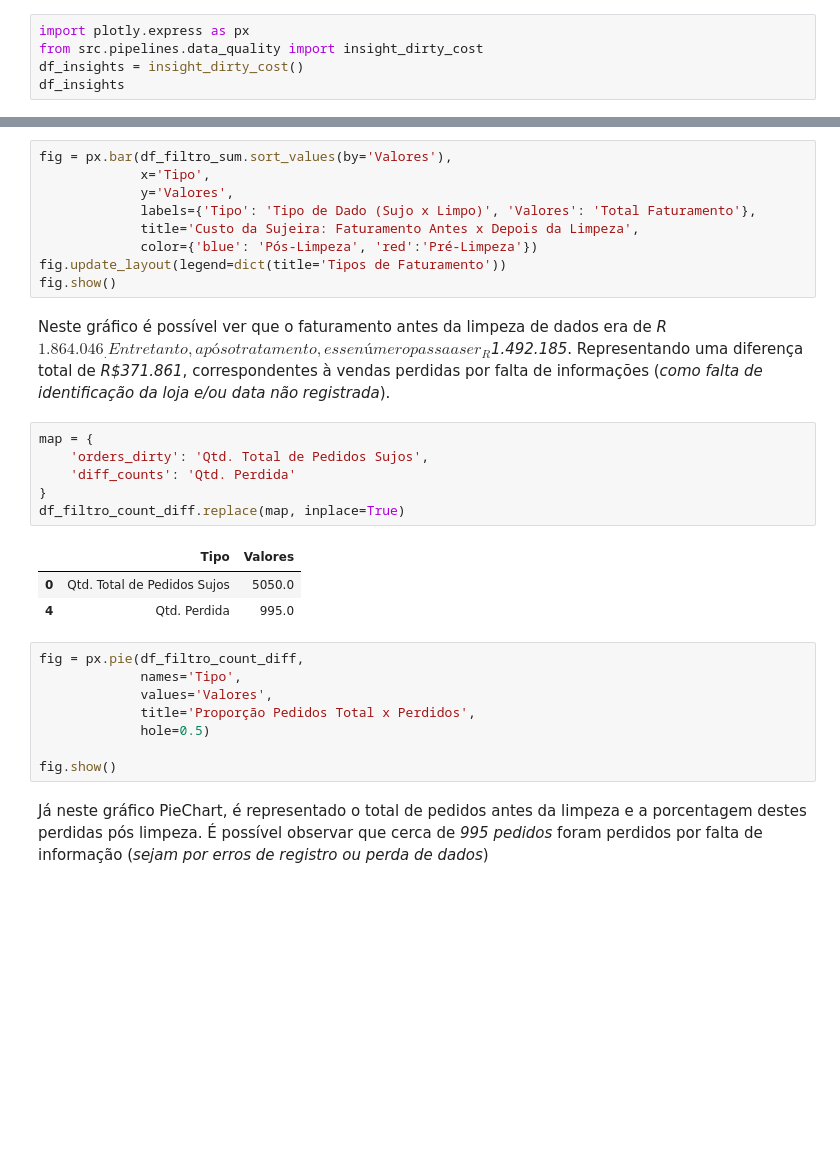
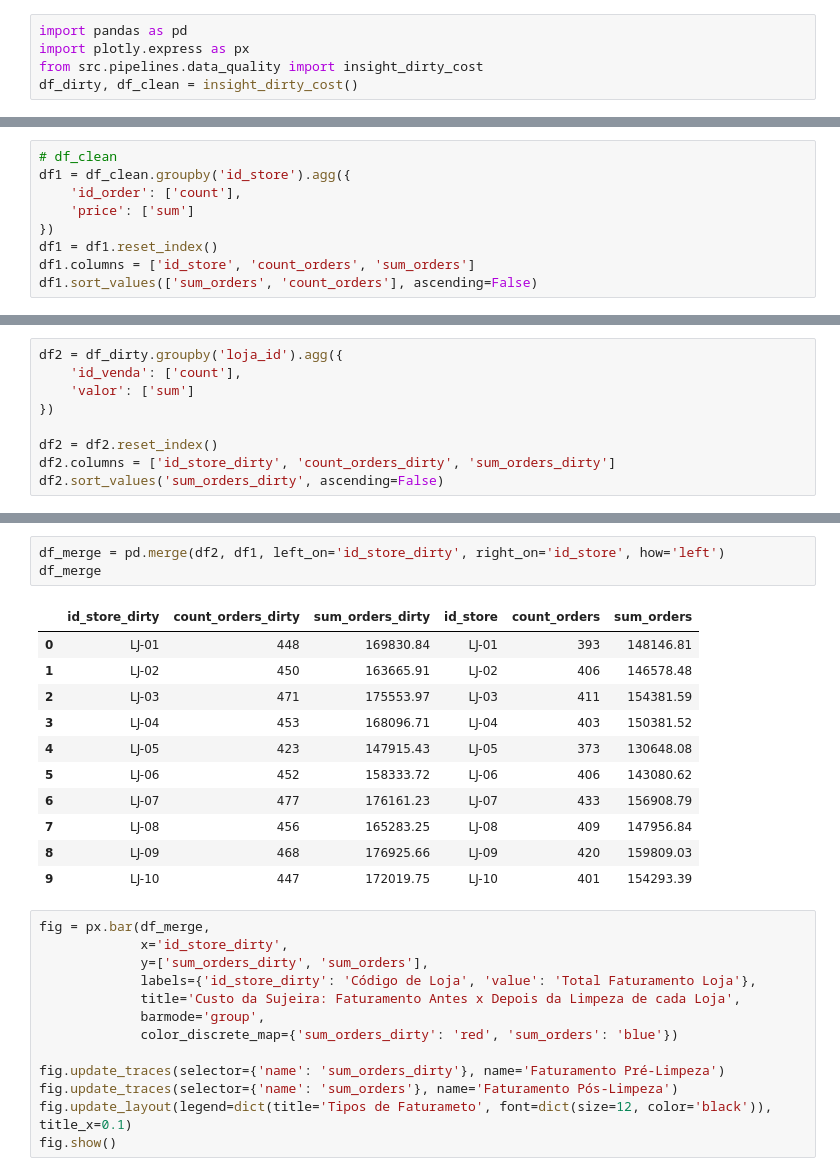
Before and after one commit to melosant/projeto_analise-vendas, a Jupyter notebook: src/notebooks/insights_quality.ipynb, the cells around one changed output, grey strips where cells are left out. Drawn from its saved outputs; the diff is of its cells as text; blank space fills up the shorter version.

Commit message:
feat: insights data_quality)

```diff
--- a/src/notebooks/insights_data_quality.ipynb
+++ b/src/notebooks/insights_quality.ipynb
@@ -4,5 +1,5 @@
 # %%
+import pandas as pd
 import plotly.express as px
 from src.pipelines.data_quality import insight_dirty_cost
-df_insights = insight_dirty_cost()
-df_insights
+df_dirty, df_clean = insight_dirty_cost()
@@ -32,0 +6,9 @@ df_filtro_sum.replace(map, inplace=True)
+# %%
+# df_clean
+df1 = df_clean.groupby('id_store').agg({
+    'id_order': ['count'],
+    'price': ['sum']
+})
+df1 = df1.reset_index()
+df1.columns = ['id_store', 'count_orders', 'sum_orders']
+df1.sort_values(['sum_orders', 'count_orders'], ascending=False)
@@ -32,0 +27,9 @@ df_filtro_sum.replace(map, inplace=True)
+# %%
+df2 = df_dirty.groupby('loja_id').agg({
+    'id_venda': ['count'],
+    'valor': ['sum']
+})
+
+df2 = df2.reset_index()
+df2.columns = ['id_store_dirty', 'count_orders_dirty', 'sum_orders_dirty']
+df2.sort_values('sum_orders_dirty', ascending=False)
@@ -33,31 +48,28 @@ df_filtro_sum.replace(map, inplace=True)
+# %%
+df_merge = pd.merge(df2, df1, left_on='id_store_dirty', right_on='id_store', how='left')
+df_merge
+# %% [output]
+|  | id_store_dirty | count_orders_dirty | sum_orders_dirty | id_store | count_orders | sum_orders |
+| 0 | LJ-01 | 448 | 169830.84 | LJ-01 | 393 | 148146.81 |
+| 1 | LJ-02 | 450 | 163665.91 | LJ-02 | 406 | 146578.48 |
+| 2 | LJ-03 | 471 | 175553.97 | LJ-03 | 411 | 154381.59 |
+| 3 | LJ-04 | 453 | 168096.71 | LJ-04 | 403 | 150381.52 |
+| 4 | LJ-05 | 423 | 147915.43 | LJ-05 | 373 | 130648.08 |
+| 5 | LJ-06 | 452 | 158333.72 | LJ-06 | 406 | 143080.62 |
+| 6 | LJ-07 | 477 | 176161.23 | LJ-07 | 433 | 156908.79 |
+| 7 | LJ-08 | 456 | 165283.25 | LJ-08 | 409 | 147956.84 |
+| 8 | LJ-09 | 468 | 176925.66 | LJ-09 | 420 | 159809.03 |
+| 9 | LJ-10 | 447 | 172019.75 | LJ-10 | 401 | 154293.39 |
 # %%
-fig = px.bar(df_filtro_sum.sort_values(by='Valores'),
-             x='Tipo',
-             y='Valores',
-             labels={'Tipo': 'Tipo de Dado (Sujo x Limpo)', 'Valores': 'Total Faturamento'},
-             title='Custo da Sujeira: Faturamento Antes x Depois da Limpeza',
-             color={'blue': 'Pós-Limpeza', 'red':'Pré-Limpeza'})
-fig.update_layout(legend=dict(title='Tipos de Faturamento'))
+fig = px.bar(df_merge,
+             x='id_store_dirty',
+             y=['sum_orders_dirty', 'sum_orders'],
+             labels={'id_store_dirty': 'Código de Loja', 'value': 'Total Faturamento Loja'},
+             title='Custo da Sujeira: Faturamento Antes x Depois da Limpeza de cada Loja',
+             barmode='group',
+             color_discrete_map={'sum_orders_dirty': 'red', 'sum_orders': 'blue'})
+
+fig.update_traces(selector={'name': 'sum_orders_dirty'}, name='Faturamento Pré-Limpeza')
+fig.update_traces(selector={'name': 'sum_orders'}, name='Faturamento Pós-Limpeza')
+fig.update_layout(legend=dict(title='Tipos de Faturameto', font=dict(size=12, color='black')), title_x=0.1)
 fig.show()
-# %% [markdown]
-Neste gráfico é possível ver que o faturamento antes da limpeza de dados era de _R$1.864.046_. Entretanto, após o tratamento, esse número passa a ser _R$1.492.185_. Representando uma diferença total de *_R$371.861_*, correspondentes à vendas perdidas por falta de informações (_como falta de identificação da loja e/ou data não registrada_).
-# %%
-map = {
-    'orders_dirty': 'Qtd. Total de Pedidos Sujos',
-    'diff_counts': 'Qtd. Perdida'
-}
-df_filtro_count_diff.replace(map, inplace=True)
-# %% [output]
-|  | Tipo | Valores |
-| 0 | Qtd. Total de Pedidos Sujos | 5050.0 |
-| 4 | Qtd. Perdida | 995.0 |
-# %%
-fig = px.pie(df_filtro_count_diff,
-             names='Tipo',
-             values='Valores',
-             title='Proporção Pedidos Total x Perdidos',
-             hole=0.5)
-
-fig.show()
-# %% [markdown]
-Já neste gráfico PieChart, é representado o total de pedidos antes da limpeza e a porcentagem destes perdidas pós limpeza. É possível observar que cerca de *_995 pedidos_* foram perdidos por falta de informação (_sejam por erros de registro ou perda de dados_)
```
Also changed, not shown: parts of 9 cells of this notebook, 3 other files.
